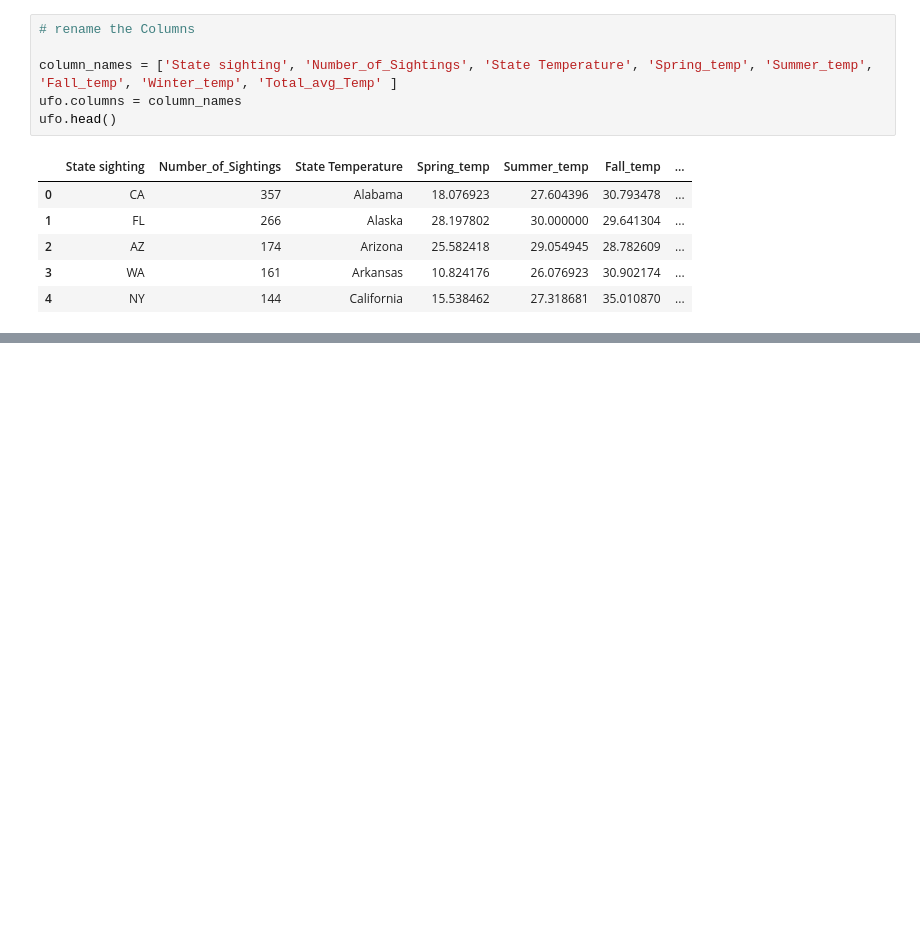
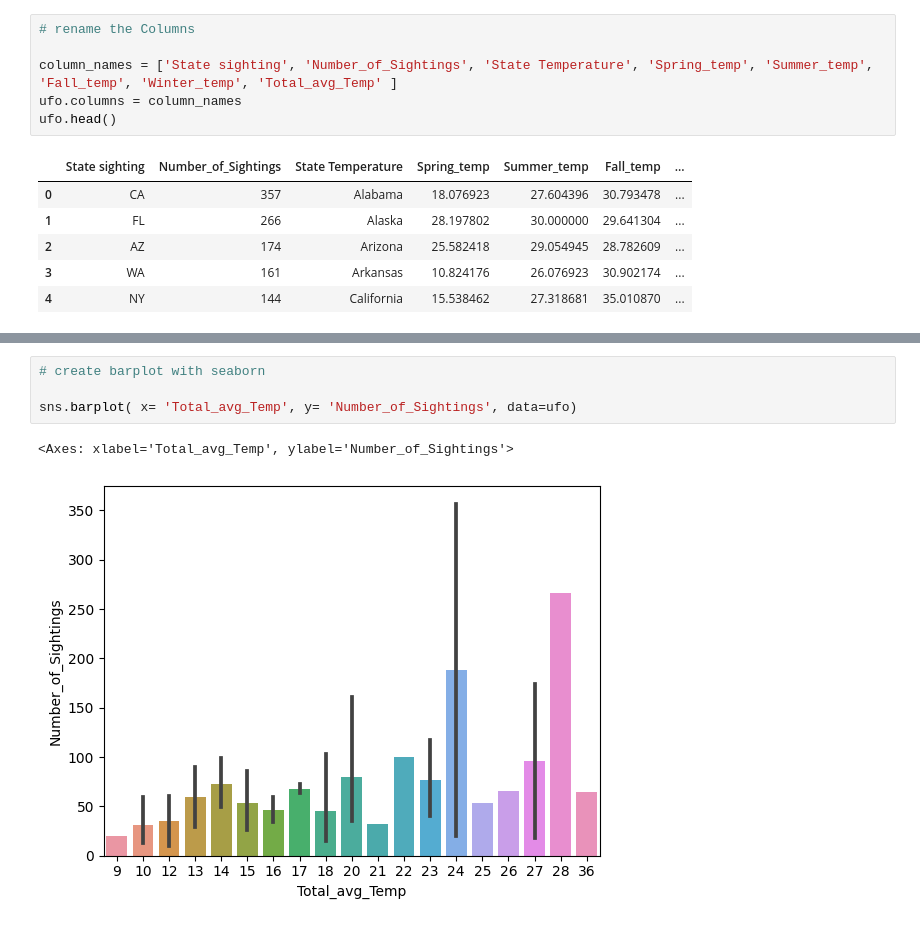
Before and after one commit to southsidefreddy/ufo_project, a Jupyter notebook: ufo.ipynb, the cells around one changed output, grey strips where cells are left out. Cells and saved outputs as stored; diff of their text form; blank space fills up the shorter version.

```diff
--- a/ufo.ipynb
+++ b/ufo.ipynb
@@ -257,0 +276,7 @@ sns.lineplot( x= 'Total_avg_Temp(Celsius)', y= 'Number_of_Sightings', data=ufo)
+# %%
+# create barplot with seaborn
+
+sns.barplot( x= 'Total_avg_Temp', y= 'Number_of_Sightings', data=ufo)
+# %% [output]
+<Axes: xlabel='Total_avg_Temp', ylabel='Number_of_Sightings'>
+[figure, added]
```
Also changed, not shown: parts of 15 cells of this notebook.
